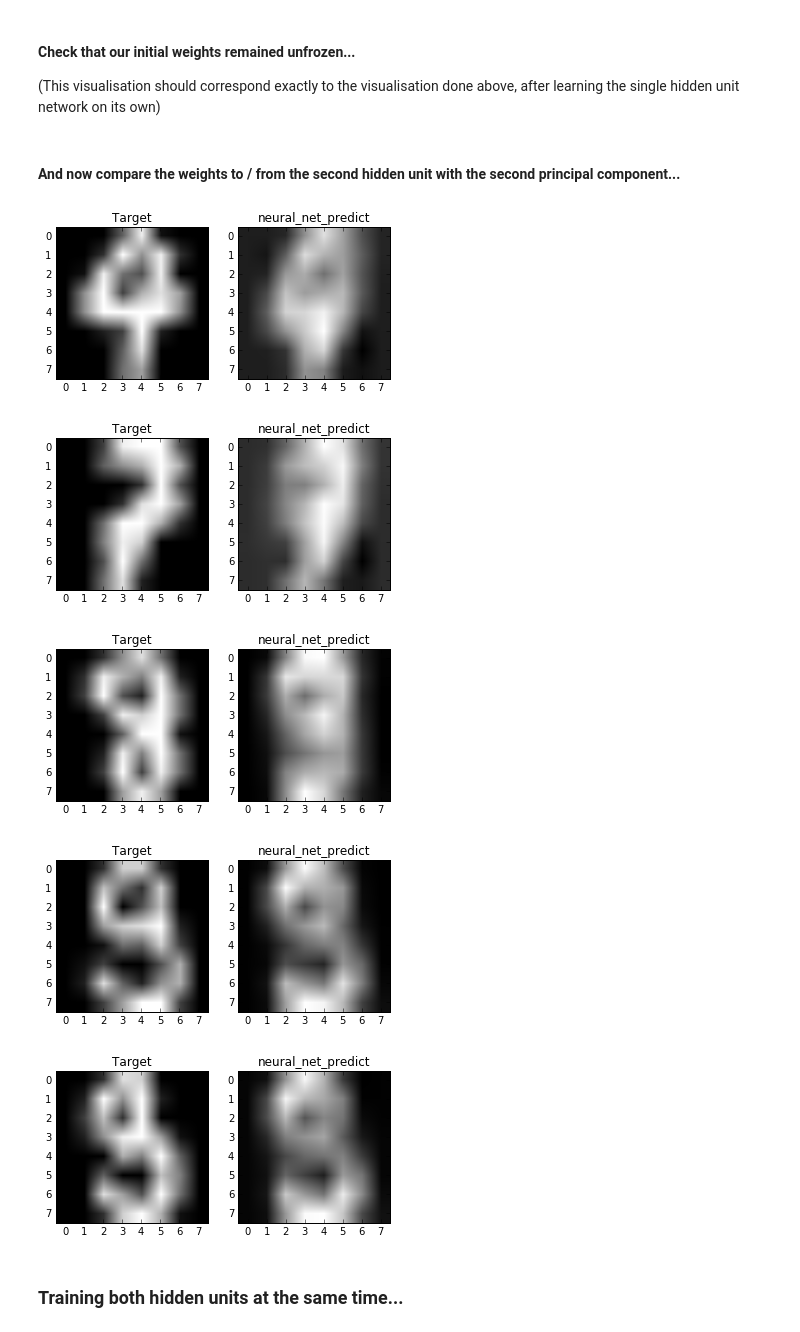
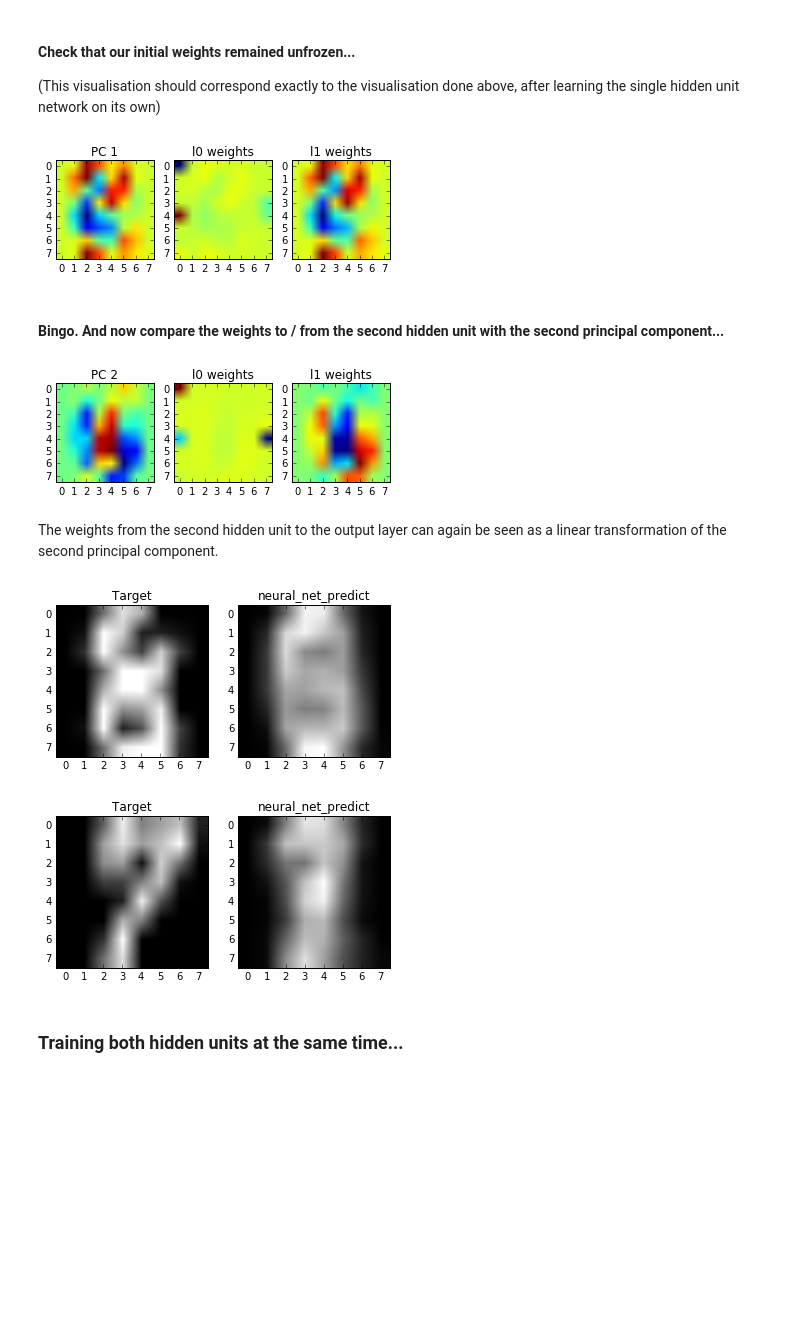
Before and after one commit to harryross263/comp421, a Jupyter notebook: Assignments/harry_second_assignment.ipynb, the cells around one changed output. Drawn from its saved outputs; the diff is of its cells as text; code cells hidden in the pictures; blank space fills up the shorter version.

```diff
--- a/Assignments/harry_second_assignment.ipynb
+++ b/Assignments/harry_second_assignment.ipynb
@@ -242,7 +242,7 @@ def unfrozen_first_hidden_unit_mask(architecture):
     # Unfreeze the bias weights for the final layer.
     mask.extend([True for i in range(architecture[2])])
 
-    return mask
+    return np.array(mask)
 # %%
 # An autoencoder with a single hidden layer, but two hidden units.
 architecture = [X.shape[1], 2, X.shape[1]]
@@ -279,19 +278,22 @@ Training: [##########                                        ] 21.4%
 #### Check that our initial weights remained unfrozen...
 (This visualisation should correspond exactly to the visualisation done above, after learning the single hidden unit network on its own)
 # %%
-display_weights(second_order_params, hidden_unit=0, goal_weights=pca.components_[0])
+display_weights(second_order_params, hidden_unit=0, goal_weights=pca.components_[0], goal_title="PC 1")
+# %% [output]
+[figure, added]
 # %% [markdown]
-#### And now compare the weights to / from the second hidden unit with the second principal component...
+#### Bingo. And now compare the weights to / from the second hidden unit with the second principal component...
 # %%
-display_weights(second_order_params, hidden_unit=1, goal_weights=pca.components_[1])
+display_weights(second_order_params, hidden_unit=1, goal_weights=pca.components_[1], goal_title="PC 2")
+# %% [output]
+[figure, added]
+# %% [markdown]
+The weights from the second hidden unit to the output layer can again be seen as a linear transformation of the second principal component.
 # %%
-visualise_predictions(second_order_params, data=X, num_predictions=5)
+visualise_predictions(second_order_params, data=X, num_predictions=2)
 # %% [output]
-[figure, old version]
+[figure, new version]
-[figure, old version]
+[figure, new version]
-[figure, removed]
-[figure, removed]
-[figure, removed]
 # %% [markdown]
 ### Training both hidden units at the same time...
 # %%
```
Also changed, not shown: parts of 17 cells of this notebook, 2 other files.
